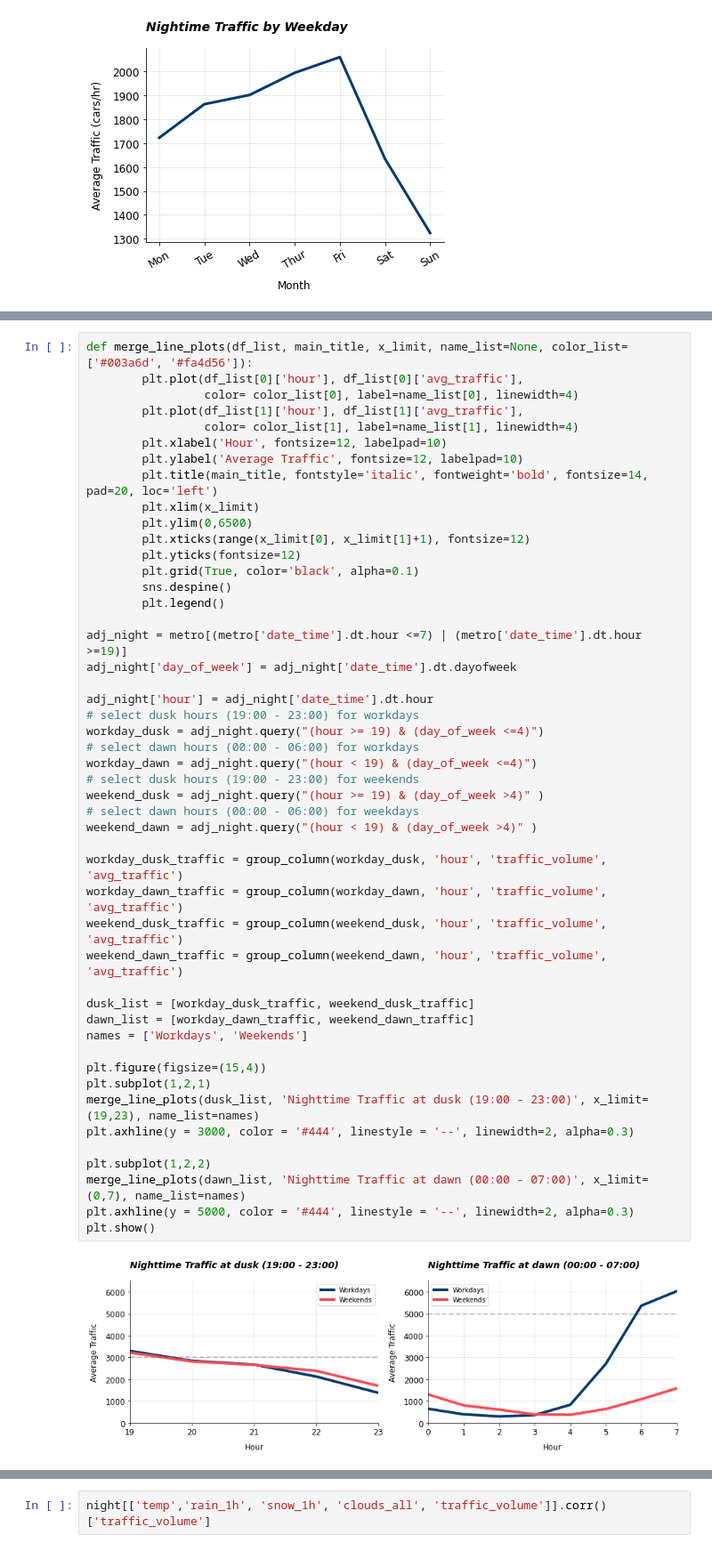
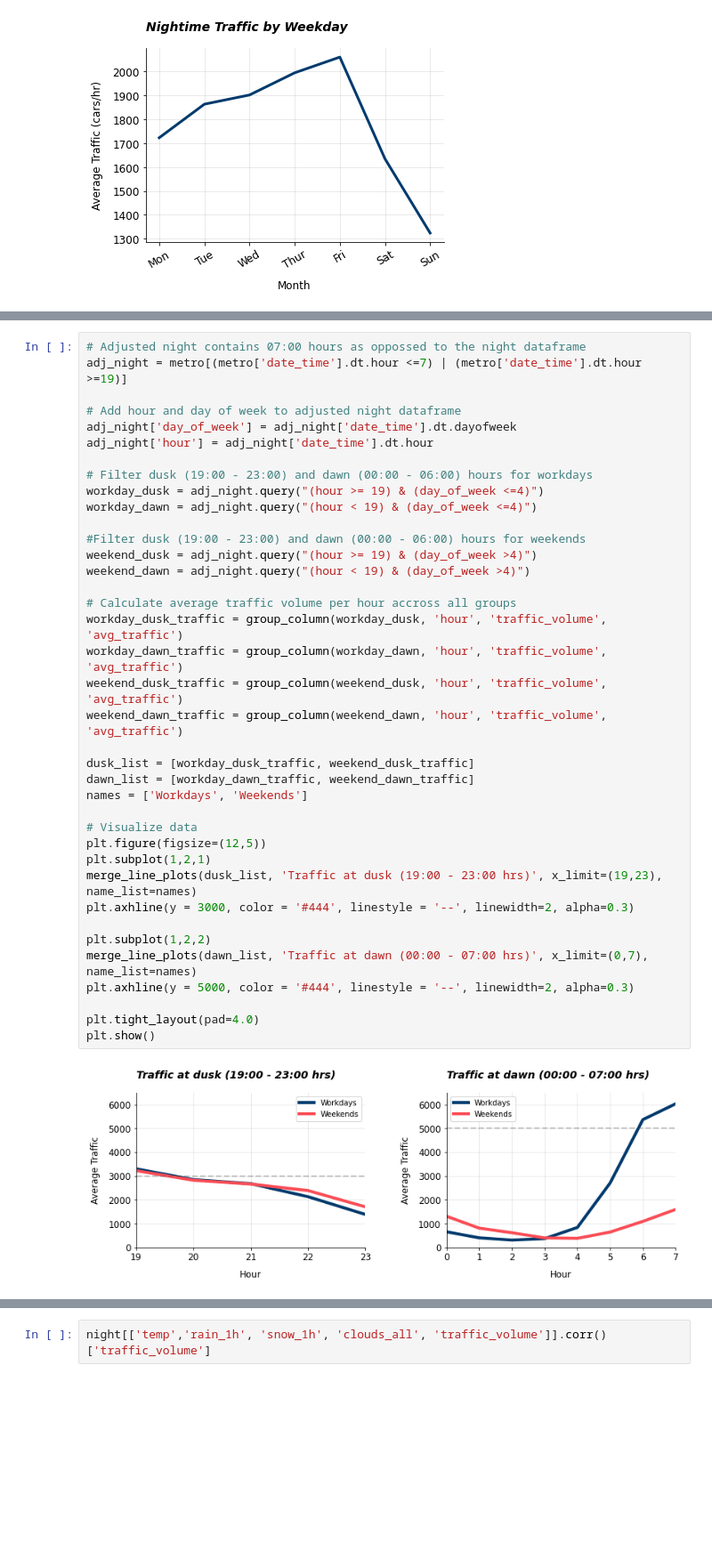
Before and after one commit to Lippins/Heavy_Traffic_Indicators, a Jupyter notebook: notebook.ipynb, the cells around one changed output, grey strips where cells are left out. Shown at 89% size. Cells and saved outputs as stored; diff of their text form; blank space fills up the shorter version.

```diff
--- a/notebook.ipynb
+++ b/notebook.ipynb
@@ -533,52 +667,42 @@ Let's investigate further by exploring nightime traffic during the working days
 # %%
-def merge_line_plots(df_list, main_title, x_limit, name_list=None, color_list=['#003a6d', '#fa4d56']):
-        plt.plot(df_list[0]['hour'], df_list[0]['avg_traffic'],
-                 color= color_list[0], label=name_list[0], linewidth=4)
-        plt.plot(df_list[1]['hour'], df_list[1]['avg_traffic'],
-                 color= color_list[1], label=name_list[1], linewidth=4)
-        plt.xlabel('Hour', fontsize=12, labelpad=10)
-        plt.ylabel('Average Traffic', fontsize=12, labelpad=10)
-        plt.title(main_title, fontstyle='italic', fontweight='bold', fontsize=14, pad=20, loc='left')
-        plt.xlim(x_limit)
-        plt.ylim(0,6500)
-        plt.xticks(range(x_limit[0], x_limit[1]+1), fontsize=12)
-        plt.yticks(fontsize=12)
-        plt.grid(True, color='black', alpha=0.1)
-        sns.despine()
-        plt.legend()
+# Adjusted night contains 07:00 hours as oppossed to the night dataframe
+adj_night = metro[(metro['date_time'].dt.hour <=7) | (metro['date_time'].dt.hour >=19)]
 
-adj_night = metro[(metro['date_time'].dt.hour <=7) | (metro['date_time'].dt.hour >=19)]
+# Add hour and day of week to adjusted night dataframe
 adj_night['day_of_week'] = adj_night['date_time'].dt.dayofweek
+adj_night['hour'] = adj_night['date_time'].dt.hour
 
-adj_night['hour'] = adj_night['date_time'].dt.hour
-# select dusk hours (19:00 - 23:00) for workdays
+# Filter dusk (19:00 - 23:00) and dawn (00:00 - 06:00) hours for workdays
 workday_dusk = adj_night.query("(hour >= 19) & (day_of_week <=4)")
-# select dawn hours (00:00 - 06:00) for workdays
 workday_dawn = adj_night.query("(hour < 19) & (day_of_week <=4)")
-# select dusk hours (19:00 - 23:00) for weekends
-weekend_dusk = adj_night.query("(hour >= 19) & (day_of_week >4)" )
-# select dawn hours (00:00 - 06:00) for weekdays
-weekend_dawn = adj_night.query("(hour < 19) & (day_of_week >4)" )
 
+#Filter dusk (19:00 - 23:00) and dawn (00:00 - 06:00) hours for weekends
+weekend_dusk = adj_night.query("(hour >= 19) & (day_of_week >4)")
+weekend_dawn = adj_night.query("(hour < 19) & (day_of_week >4)")
+
+# Calculate average traffic volume per hour accross all groups
 workday_dusk_traffic = group_column(workday_dusk, 'hour', 'traffic_volume', 'avg_traffic')
 workday_dawn_traffic = group_column(workday_dawn, 'hour', 'traffic_volume', 'avg_traffic')
 weekend_dusk_traffic = group_column(weekend_dusk, 'hour', 'traffic_volume', 'avg_traffic')
 weekend_dawn_traffic = group_column(weekend_dawn, 'hour', 'traffic_volume', 'avg_traffic')
 
 dusk_list = [workday_dusk_traffic, weekend_dusk_traffic]
 dawn_list = [workday_dawn_traffic, weekend_dawn_traffic]
 names = ['Workdays', 'Weekends']
 
-plt.figure(figsize=(15,4))
+# Visualize data
+plt.figure(figsize=(12,5))
 plt.subplot(1,2,1)
-merge_line_plots(dusk_list, 'Nighttime Traffic at dusk (19:00 - 23:00)', x_limit=(19,23), name_list=names)
+merge_line_plots(dusk_list, 'Traffic at dusk (19:00 - 23:00 hrs)', x_limit=(19,23), name_list=names)
 plt.axhline(y = 3000, color = '#444', linestyle = '--', linewidth=2, alpha=0.3)
 
 plt.subplot(1,2,2)
-merge_line_plots(dawn_list, 'Nighttime Traffic at dawn (00:00 - 07:00)', x_limit=(0,7), name_list=names)
+merge_line_plots(dawn_list, 'Traffic at dawn (00:00 - 07:00 hrs)', x_limit=(0,7), name_list=names)
 plt.axhline(y = 5000, color = '#444', linestyle = '--', linewidth=2, alpha=0.3)
+
+plt.tight_layout(pad=4.0)
 plt.show()
 # %% [output]
-[figure, old version]
+[figure, new version]
 # %% [markdown]
 ### Observations
```
Also changed, not shown: parts of 44 cells of this notebook.
